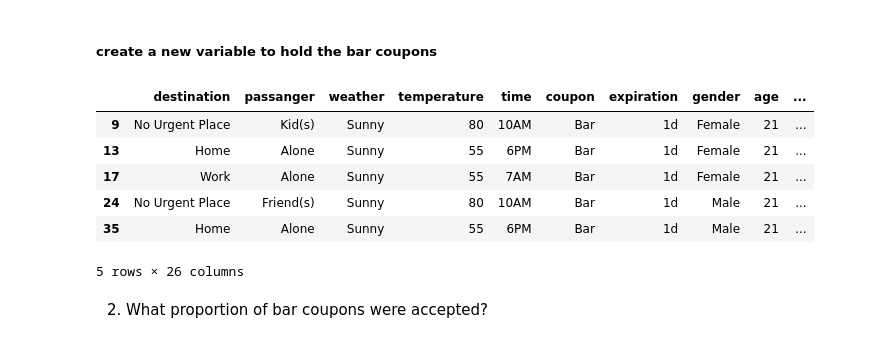
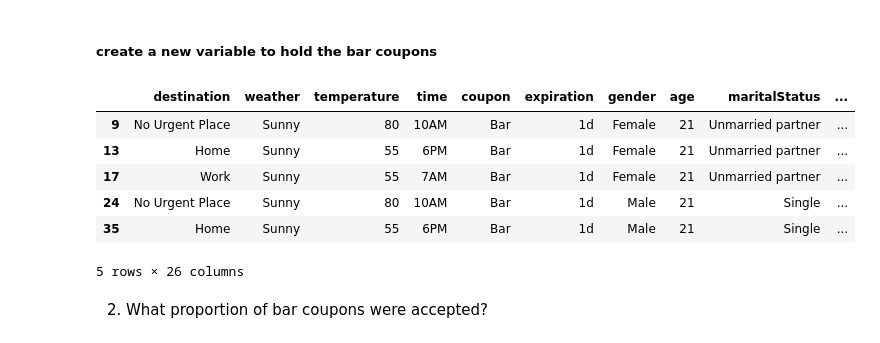
Before and after one commit to jiml-ng2plus/Practical-Application-Assignment_5_1, a Jupyter notebook: prompt.ipynb, the cells around one changed output. Saved outputs shown, nothing was run; the diff lists cells and outputs as text; code cells hidden in the pictures.

```diff
--- a/prompt.ipynb
+++ b/prompt.ipynb
@@ -132,0 +131,7 @@ data["car"] = data["car"].fillna("four-wheels")
+# %%
+data["car"] = data["car"].fillna("four-wheels")
+data["RestaurantLessThan20"] = data["RestaurantLessThan20"].fillna("whenever")
+data["Restaurant20To50"] = data["Restaurant20To50"].fillna("whenever")
+data["passenger"] = data["passanger"]
+data = data.drop('passanger', axis=1)
+data.head()
@@ -171,15 +211,15 @@ Now, we will lead you through an exploration of just the bar related coupons.
 # %% [markdown]
 ##### create a new variable to hold the bar coupons
 # %%
-bar_coupons = data.query('coupon == "Bar"')
+bar_coupons = data.query('coupon in ["Bar"]')
 bar_coupons.head()
 # %% [output]
-|  | destination | passanger | weather | temperature | time | coupon | expiration | gender | age | ... |
-| 9 | No Urgent Place | Kid(s) | Sunny | 80 | 10AM | Bar | 1d | Female | 21 | ... |
-| 13 | Home | Alone | Sunny | 55 | 6PM | Bar | 1d | Female | 21 | ... |
-| 17 | Work | Alone | Sunny | 55 | 7AM | Bar | 1d | Female | 21 | ... |
-| 24 | No Urgent Place | Friend(s) | Sunny | 80 | 10AM | Bar | 1d | Male | 21 | ... |
-| 35 | Home | Alone | Sunny | 55 | 6PM | Bar | 1d | Male | 21 | ... |
+|  | destination | weather | temperature | time | coupon | expiration | gender | age | maritalStatus | ... |
+| 9 | No Urgent Place | Sunny | 80 | 10AM | Bar | 1d | Female | 21 | Unmarried partner | ... |
+| 13 | Home | Sunny | 55 | 6PM | Bar | 1d | Female | 21 | Unmarried partner | ... |
+| 17 | Work | Sunny | 55 | 7AM | Bar | 1d | Female | 21 | Unmarried partner | ... |
+| 24 | No Urgent Place | Sunny | 80 | 10AM | Bar | 1d | Male | 21 | Single | ... |
+| 35 | Home | Sunny | 55 | 6PM | Bar | 1d | Male | 21 | Single | ... |
 5 rows × 26 columns
 # %% [markdown]
 2. What proportion of bar coupons were accepted?
```
Also changed, not shown: parts of 34 cells of this notebook.
